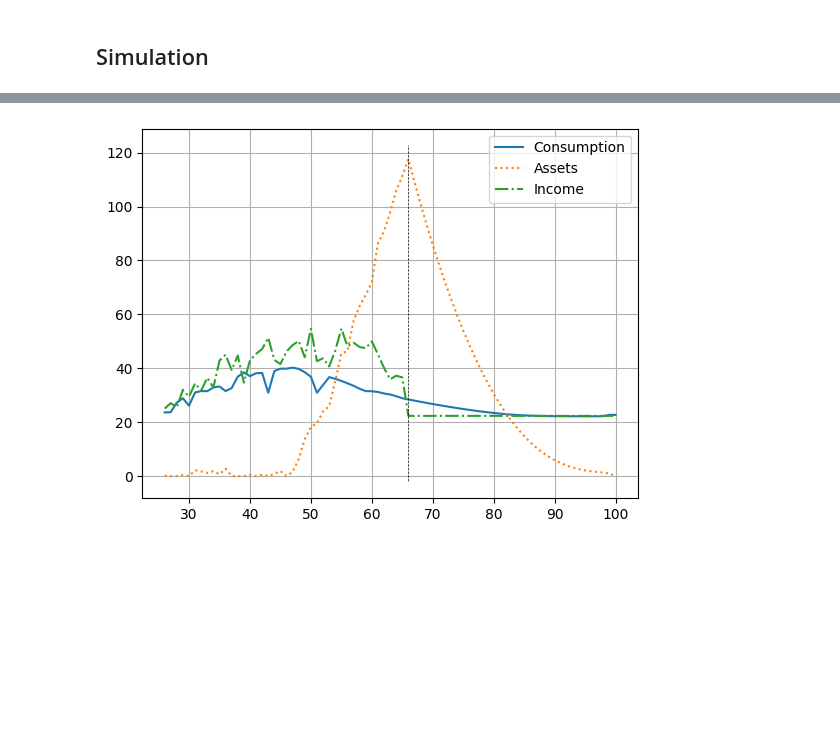
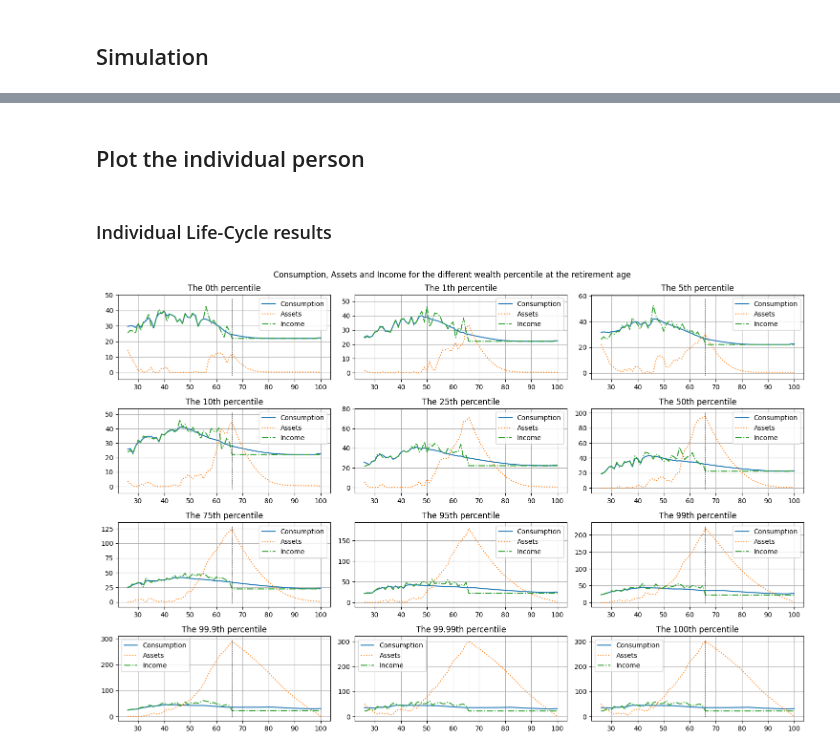
Before and after one commit to mortezaaghajanzadeh/Household-Finance, a Jupyter notebook: Part I - Life cycle consumption savings models/Problem set 1/ProblemSet1.ipynb, the cells around one changed output, grey strips where cells are left out. Cells and saved outputs as stored; diff of their text form; code cells hidden in the pictures; blank space fills up the shorter version.

```diff
--- a/Part I - Life cycle consumption savings models/Problem set 1/ProblemSet1.ipynb
+++ b/Part I - Life cycle consumption savings models/Problem set 1/ProblemSet1.ipynb
@@ -160,15 +173,36 @@ Simulated model for retirement age
+# %% [markdown]
+## Plot the individual person
 # %%
-C_mean = C_sim[np.random.randint(0,N,1),:][0]
-plt.plot(range(start,start + T+1),C_mean)
-A_mean = A_sim[np.random.randint(0,N,1),:][0]
-plt.plot(range(start,start + T+1),A_mean,linestyle=':')
-I_mean = income_sim[np.random.randint(0,N,1),:][0]
-plt.plot(range(start,start + T+1),I_mean,linestyle='-.')
-# plt.plot(range(start,start + T+1),np.zeros(T+1),linestyle='--')
-plt.plot([start + t_w]*100,np.linspace(-2,A_mean.max() + 5,100),linestyle='--',color='black',linewidth=0.5)
-
-plt.legend(['Consumption','Assets','Income'])
-
-plt.grid()
+def plot_specific_person(A_index,ax=False):
+    if ax != False:
+        plt.sca(ax)
+    C_mean = C_sim[A_index,:]
+    plt.plot(range(start,start + T+1),C_mean)
+    A_mean = A_sim[A_index,:]
+    plt.plot(range(start,start + T+1),A_mean,linestyle=':')
+    I_mean = income_sim[A_index,:]
+    plt.plot(range(start,start + T+1),I_mean,linestyle='-.')
+    # plt.plot(range(start,start + T+1),np.zeros(T+1),linestyle='--')
+    max_value = max(C_mean.max(),A_mean.max(),I_mean.max())
+    plt.plot([start + t_w]*100,np.linspace(-2,max_value + 5,100),linestyle='--',color='black',linewidth=0.5)
+    plt.legend(['Consumption','Assets','Income'])
+    plt.grid()
-# %% [output]
-[figure, removed]
+# %% [markdown]
+### Individual Life-Cycle results
+# %%
+percentiles = [0,1,5,10,25,50,75,95,99,99.9,99.99,100]
+fig, axs = plt.subplots(int(len(percentiles)/3), 3, figsize=(15, 10))
+axs = axs.flatten()
+counter = 0
+for i, ax in zip(percentiles, axs):
+    tempt = np.abs(A_sim[:, start + t_w] - np.percentile(A_sim[:, start + t_w],i))
+    A_index = np.where(tempt == tempt.min())[0][0]
+    plot_specific_person(A_index,ax=ax)
+    # plt.show()
+    ax.set_title('The {}th percentile'.format(i))
+
+fig.suptitle('Consumption, Assets and Income for the different wealth percentile at the retirement age')
+plt.tight_layout()
+plt.show()
+# %% [output]
+[figure, added]
```
Also changed, not shown: parts of 12 cells of this notebook.
